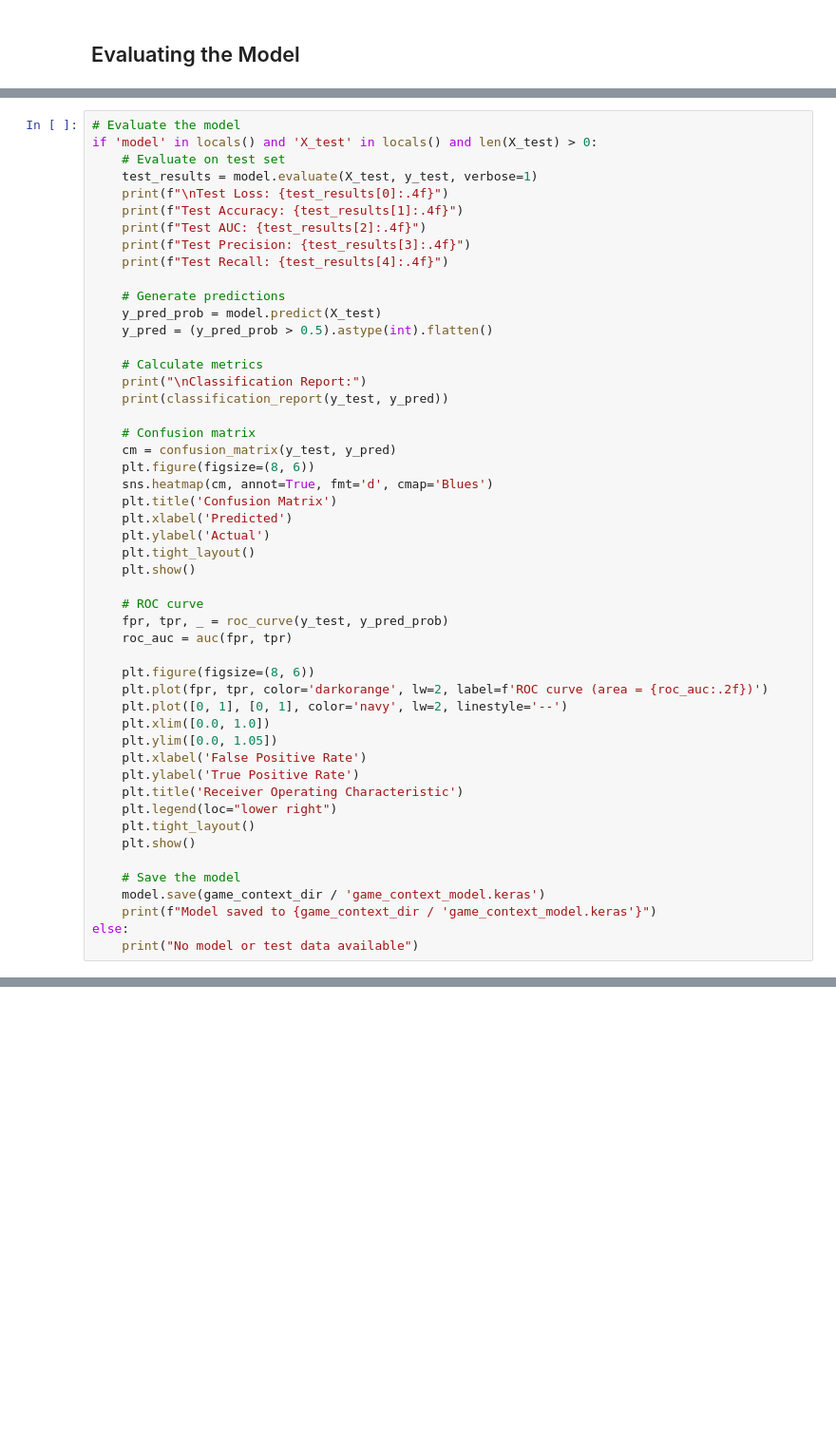
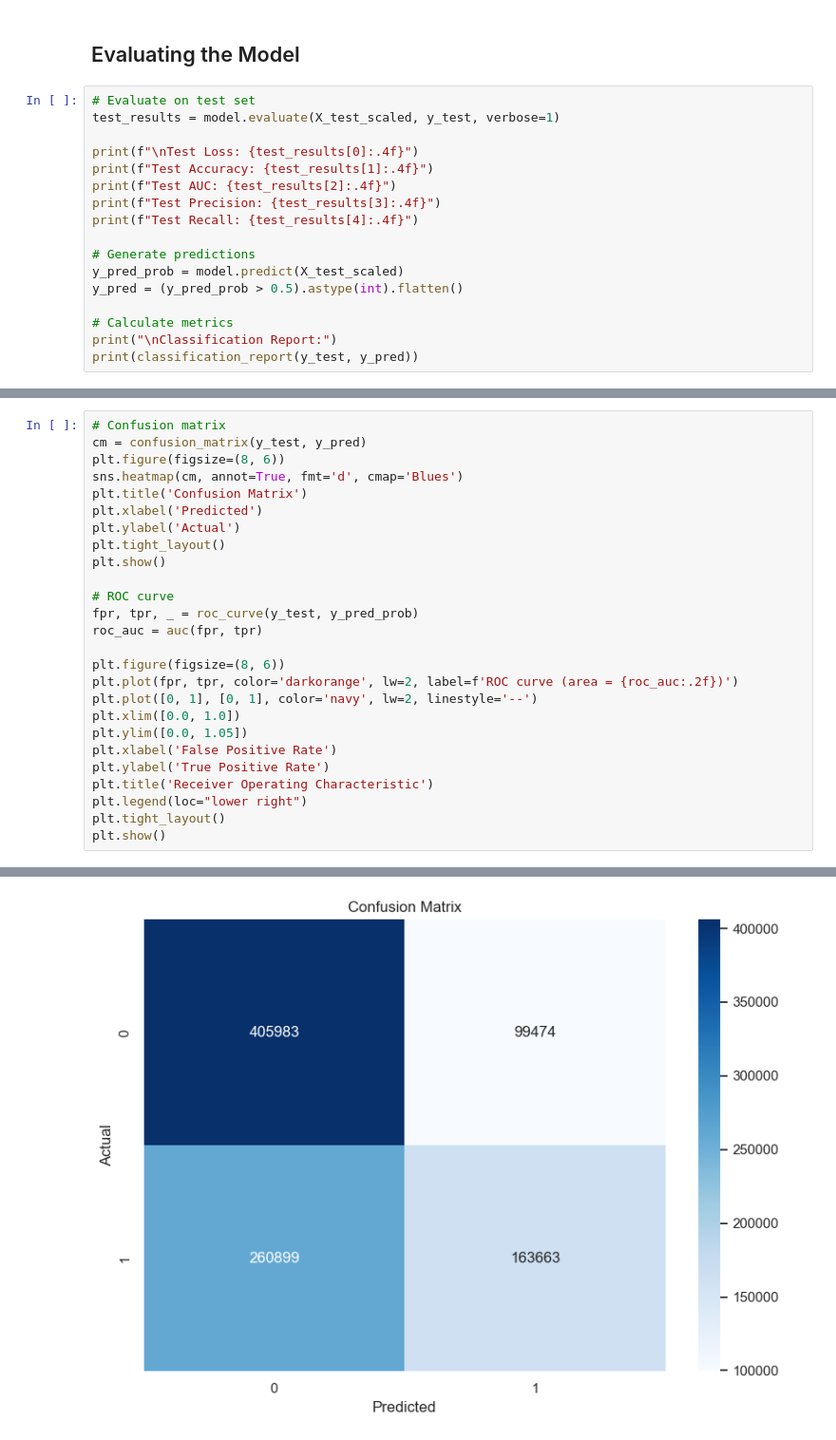
Before and after one commit to lukelittle/csca5642-final-project, a Jupyter notebook: new/09_game_context_model.ipynb, the cells around one changed output, grey strips where cells are left out. Shown at 95% size. Saved outputs shown, nothing was run; the diff lists cells and outputs as text; blank space fills up the shorter version.

```diff
--- a/new/09_game_context_model.ipynb
+++ b/new/09_game_context_model.ipynb
@@ -382,2 +224,19 @@ No model or training data available
 # %% [markdown]
 ## Evaluating the Model
+# %%
+# Evaluate on test set
+test_results = model.evaluate(X_test_scaled, y_test, verbose=1)
+
+print(f"\nTest Loss: {test_results[0]:.4f}")
+print(f"Test Accuracy: {test_results[1]:.4f}")
+print(f"Test AUC: {test_results[2]:.4f}")
+print(f"Test Precision: {test_results[3]:.4f}")
+print(f"Test Recall: {test_results[4]:.4f}")
+
+# Generate predictions
+y_pred_prob = model.predict(X_test_scaled)
+y_pred = (y_pred_prob > 0.5).astype(int).flatten()
+
+# Calculate metrics
+print("\nClassification Report:")
+print(classification_report(y_test, y_pred))
@@ -384,51 +262,27 @@ No model or training data available
 # %%
-# Evaluate the model
-if 'model' in locals() and 'X_test' in locals() and len(X_test) > 0:
-    # Evaluate on test set
-    test_results = model.evaluate(X_test, y_test, verbose=1)
-    print(f"\nTest Loss: {test_results[0]:.4f}")
-    print(f"Test Accuracy: {test_results[1]:.4f}")
-    print(f"Test AUC: {test_results[2]:.4f}")
-    print(f"Test Precision: {test_results[3]:.4f}")
-    print(f"Test Recall: {test_results[4]:.4f}")
+# Confusion matrix
+cm = confusion_matrix(y_test, y_pred)
+plt.figure(figsize=(8, 6))
+sns.heatmap(cm, annot=True, fmt='d', cmap='Blues')
+plt.title('Confusion Matrix')
+plt.xlabel('Predicted')
+plt.ylabel('Actual')
+plt.tight_layout()
+plt.show()
 
-    # Generate predictions
-    y_pred_prob = model.predict(X_test)
-    y_pred = (y_pred_prob > 0.5).astype(int).flatten()
+# ROC curve
+fpr, tpr, _ = roc_curve(y_test, y_pred_prob)
+roc_auc = auc(fpr, tpr)
 
-    # Calculate metrics
-    print("\nClassification Report:")
-    print(classification_report(y_test, y_pred))
-
-    # Confusion matrix
-    cm = confusion_matrix(y_test, y_pred)
-    plt.figure(figsize=(8, 6))
-    sns.heatmap(cm, annot=True, fmt='d', cmap='Blues')
-    plt.title('Confusion Matrix')
-    plt.xlabel('Predicted')
-    plt.ylabel('Actual')
-    plt.tight_layout()
-    plt.show()
-
-    # ROC curve
-    fpr, tpr, _ = roc_curve(y_test, y_pred_prob)
-    roc_auc = auc(fpr, tpr)
-
-    plt.figure(figsize=(8, 6))
-    plt.plot(fpr, tpr, color='darkorange', lw=2, label=f'ROC curve (area = {roc_auc:.2f})')
-    plt.plot([0, 1], [0, 1], color='navy', lw=2, linestyle='--')
-    plt.xlim([0.0, 1.0])
-    plt.ylim([0.0, 1.05])
-    plt.xlabel('False Positive Rate')
-    plt.ylabel('True Positive Rate')
-    plt.title('Receiver Operating Characteristic')
-    plt.legend(loc="lower right")
-    plt.tight_layout()
-    plt.show()
-
-    # Save the model
-    model.save(game_context_dir / 'game_context_model.keras')
-    print(f"Model saved to {game_context_dir / 'game_context_model.keras'}")
-else:
-    print("No model or test data available")
+plt.figure(figsize=(8, 6))
+plt.plot(fpr, tpr, color='darkorange', lw=2, label=f'ROC curve (area = {roc_auc:.2f})')
+plt.plot([0, 1], [0, 1], color='navy', lw=2, linestyle='--')
+plt.xlim([0.0, 1.0])
+plt.ylim([0.0, 1.05])
+plt.xlabel('False Positive Rate')
+plt.ylabel('True Positive Rate')
+plt.title('Receiver Operating Characteristic')
+plt.legend(loc="lower right")
+plt.tight_layout()
+plt.show()
 # %% [output]
@@ -435,0 +289 @@ No model or test data available
+[figure, added]
```
Also changed, not shown: parts of 20 cells of this notebook, 9 other files.
